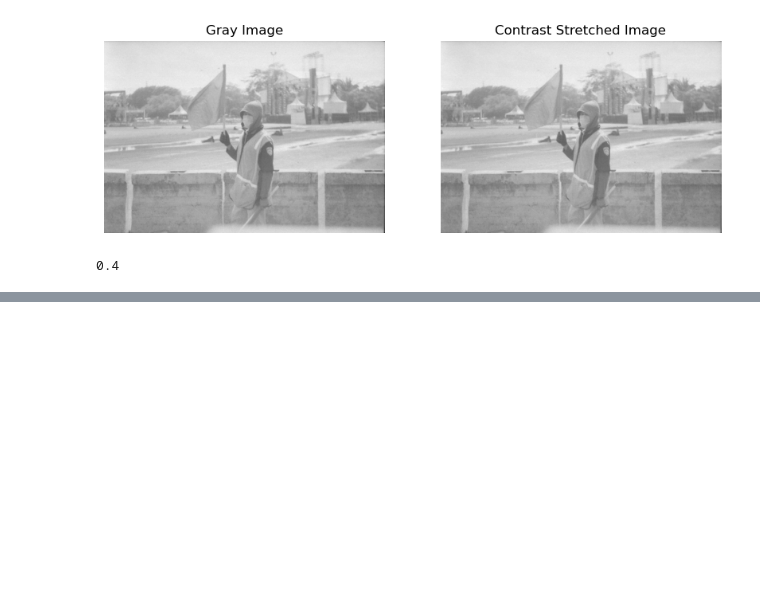
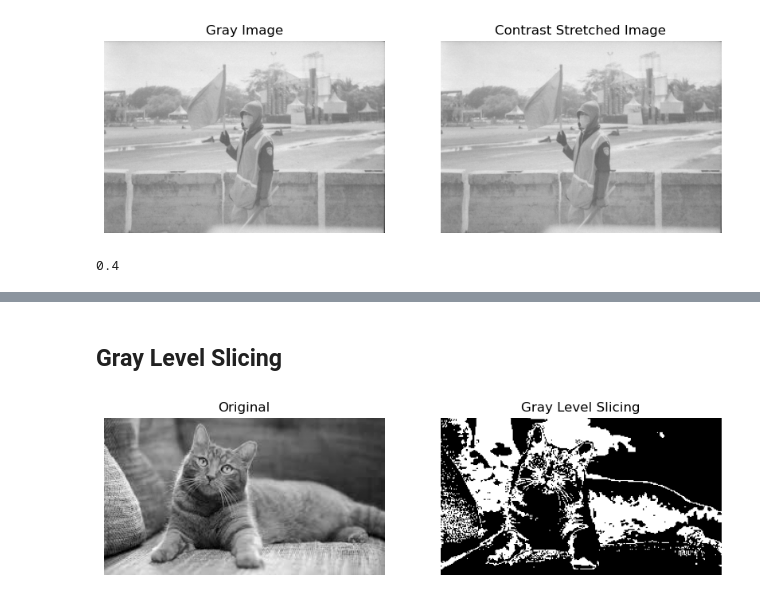
Before and after one commit to Prem-7171/ComputerVision_ImageProcessing, a Jupyter notebook: Experiment 02.ipynb, the cells around one changed output, grey strips where cells are left out. Cells and saved outputs as stored; diff of their text form; code cells hidden in the pictures; blank space fills up the shorter version.

```diff
--- a/Experiment 02.ipynb
+++ b/Experiment 02.ipynb
@@ -81,0 +106,30 @@ plt.show()
+# %% [markdown]
+## Gray Level Slicing
+# %%
+# using for img3 and gray3
+
+# Set the upper and lower
+lower = 100
+upper = 150
+
+# Make a sliced array with all values zero with same shape of gray3
+sliced = np.zeros_like(gray3)
+
+# sets value within range to 255(max)
+sliced[(gray3>lower) & (gray3 < upper)] = 255
+
+plt.figure(figsize=(10,4))
+
+plt.subplot(1,2,1)
+plt.imshow(gray3, cmap='gray')
+plt.title("Original")
+plt.axis("off")
+
+plt.subplot(1,2,2)
+plt.imshow(sliced, cmap='gray')
+plt.title("Gray Level Slicing")
+plt.axis("off")
+
+plt.show()
+# %% [output]
+[figure, added]
```
Also changed, not shown: parts of 3 cells of this notebook.
